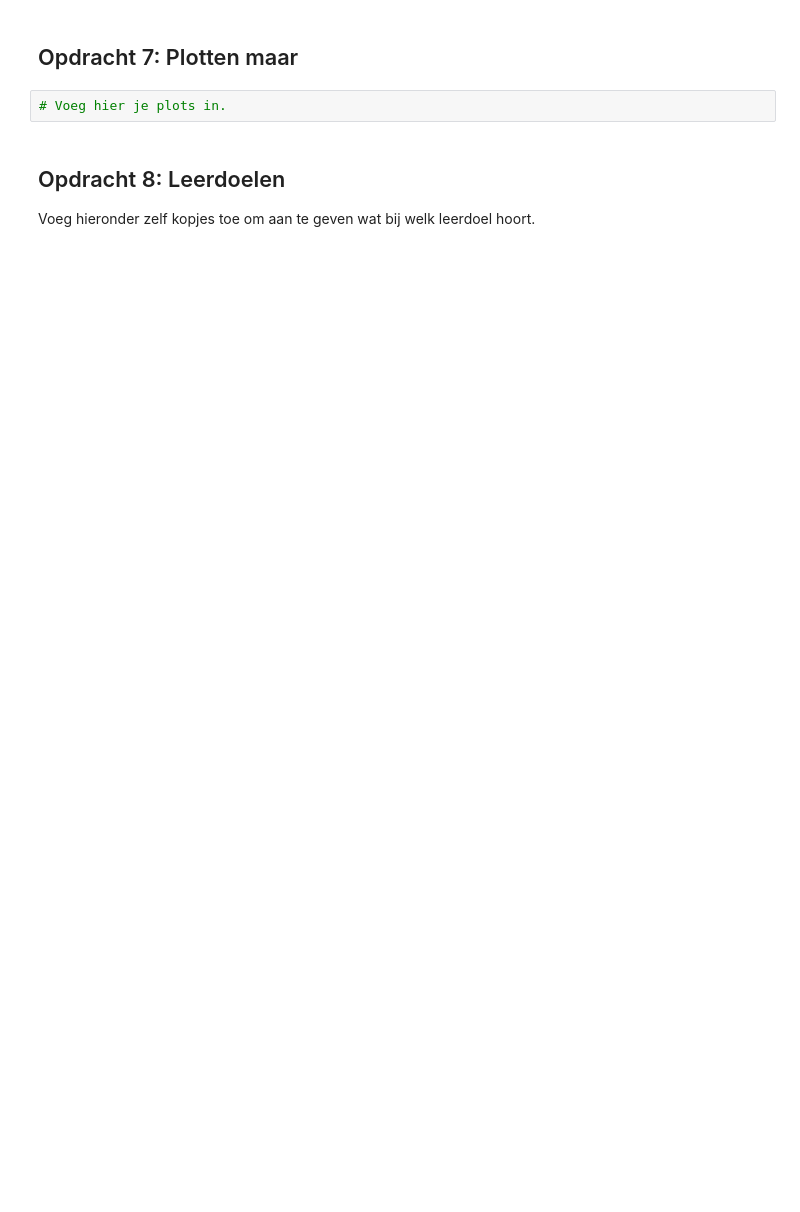
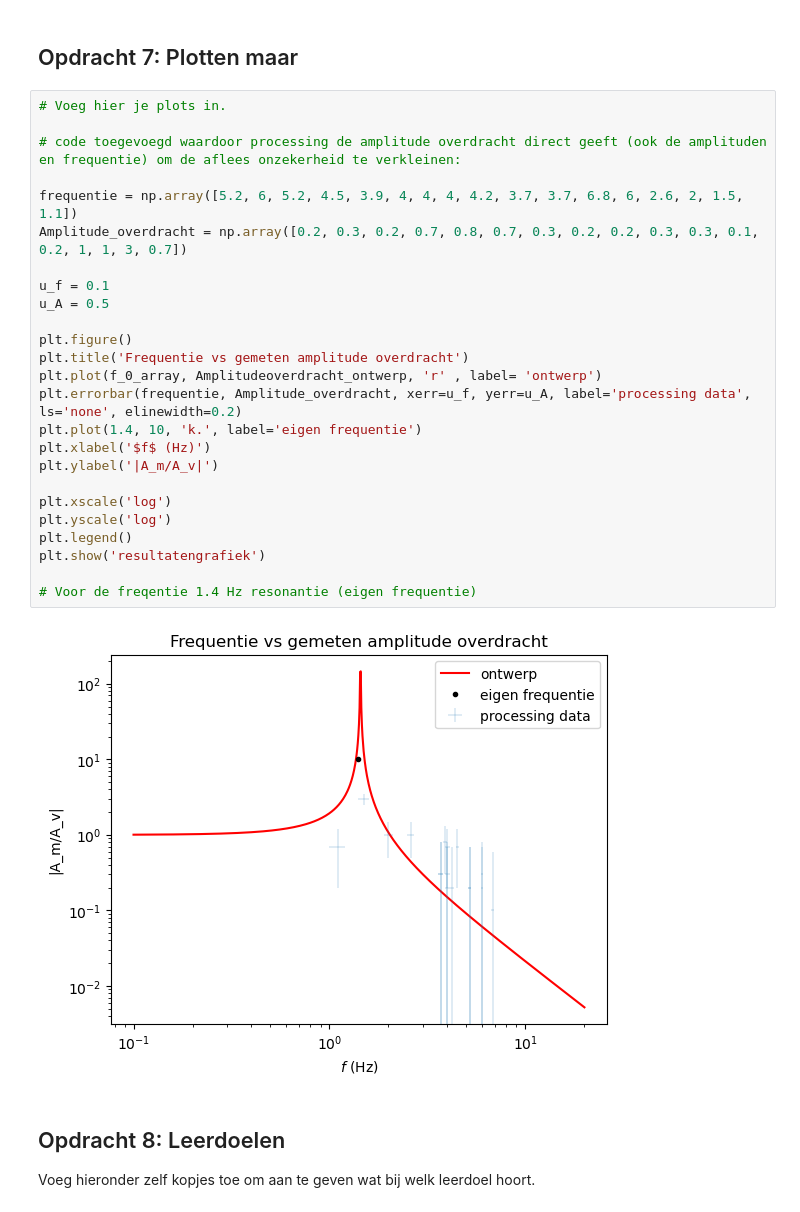
Before and after one commit to NNynke/DEF-D-assignments-N, a Jupyter notebook: FysiekeOntwerpopdrachten/5MaakEenOpstellingTrillingsvrij/Ontwerpopdracht5MaakEenOpstellingTrillingsvrijInvulTemplate.ipynb, the cells around one changed output. Saved outputs shown, nothing was run; the diff lists cells and outputs as text; blank space fills up the shorter version.

```diff
--- a/FysiekeOntwerpopdrachten/5MaakEenOpstellingTrillingsvrij/Ontwerpopdracht5MaakEenOpstellingTrillingsvrijInvulTemplate.ipynb
+++ b/FysiekeOntwerpopdrachten/5MaakEenOpstellingTrillingsvrij/Ontwerpopdracht5MaakEenOpstellingTrillingsvrijInvulTemplate.ipynb
@@ -109,6 +182,31 @@ Als je hier negatief geantwoord hebt, kopieer onder deze cel dan alle cellen van
 ## Opdracht 7: Plotten maar
 # %%
 # Voeg hier je plots in.
+
+# code toegevoegd waardoor processing de amplitude overdracht direct geeft (ook de amplituden en frequentie) om de aflees onzekerheid te verkleinen:
+
+frequentie = np.array([5.2, 6, 5.2, 4.5, 3.9, 4, 4, 4, 4.2, 3.7, 3.7, 6.8, 6, 2.6, 2, 1.5, 1.1])
+Amplitude_overdracht = np.array([0.2, 0.3, 0.2, 0.7, 0.8, 0.7, 0.3, 0.2, 0.2, 0.3, 0.3, 0.1, 0.2, 1, 1, 3, 0.7])
+
+u_f = 0.1
+u_A = 0.5
+
+plt.figure()
+plt.title('Frequentie vs gemeten amplitude overdracht')
+plt.plot(f_0_array, Amplitudeoverdracht_ontwerp, 'r' , label= 'ontwerp')
+plt.errorbar(frequentie, Amplitude_overdracht, xerr=u_f, yerr=u_A, label='processing data', ls='none', elinewidth=0.2)
+plt.plot(1.4, 10, 'k.', label='eigen frequentie')
+plt.xlabel('$f$ (Hz)')
+plt.ylabel('|A_m/A_v|')
+
+plt.xscale('log')
+plt.yscale('log')
+plt.legend()
+plt.show('resultatengrafiek')
+
+# Voor de freqentie 1.4 Hz resonantie (eigen frequentie)
+# %% [output]
+[figure, added]
 # %% [markdown]
 ## Opdracht 8: Leerdoelen
 Voeg hieronder zelf kopjes toe om aan te geven wat bij welk leerdoel hoort.
```
Also changed, not shown: parts of 19 cells of this notebook, 3 other files.
